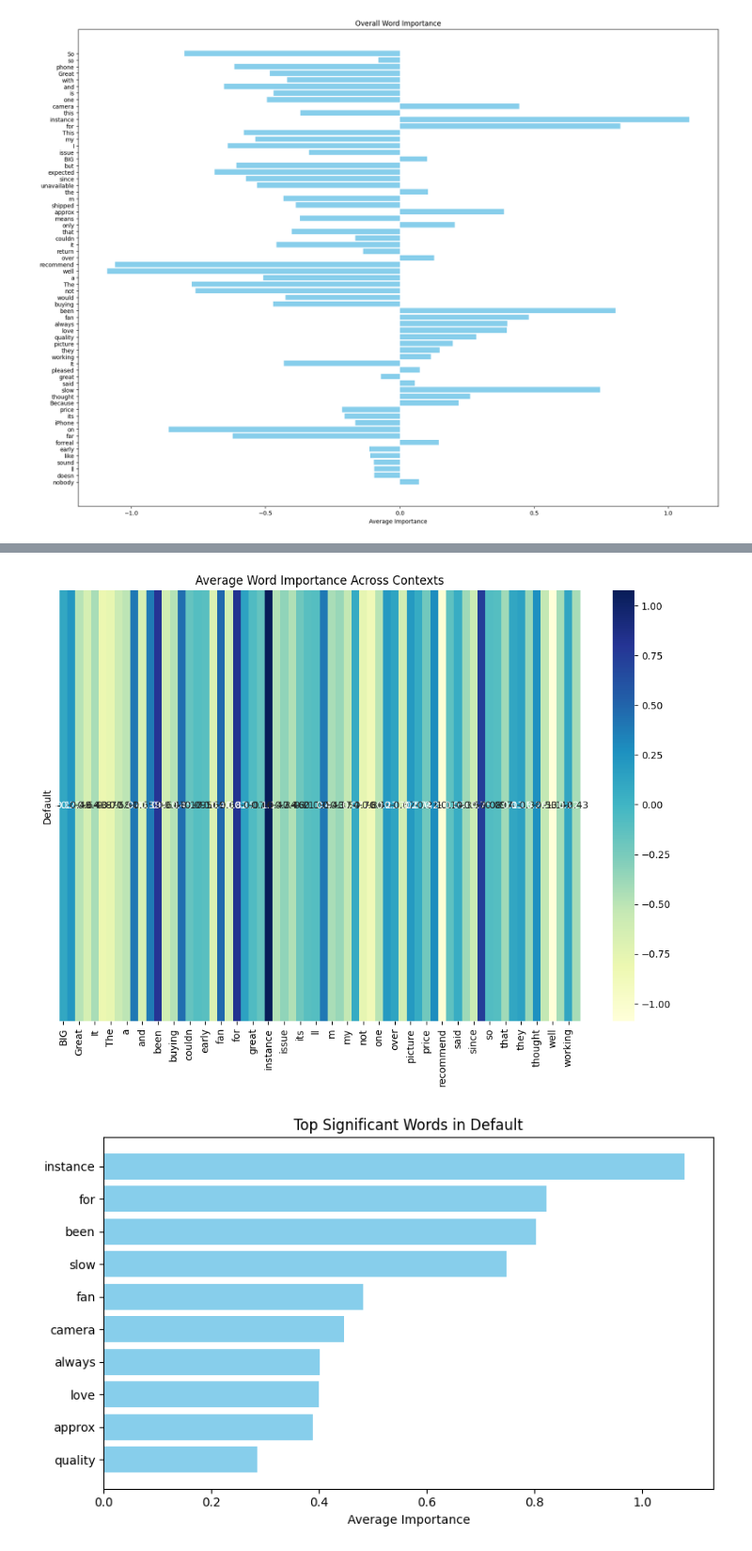
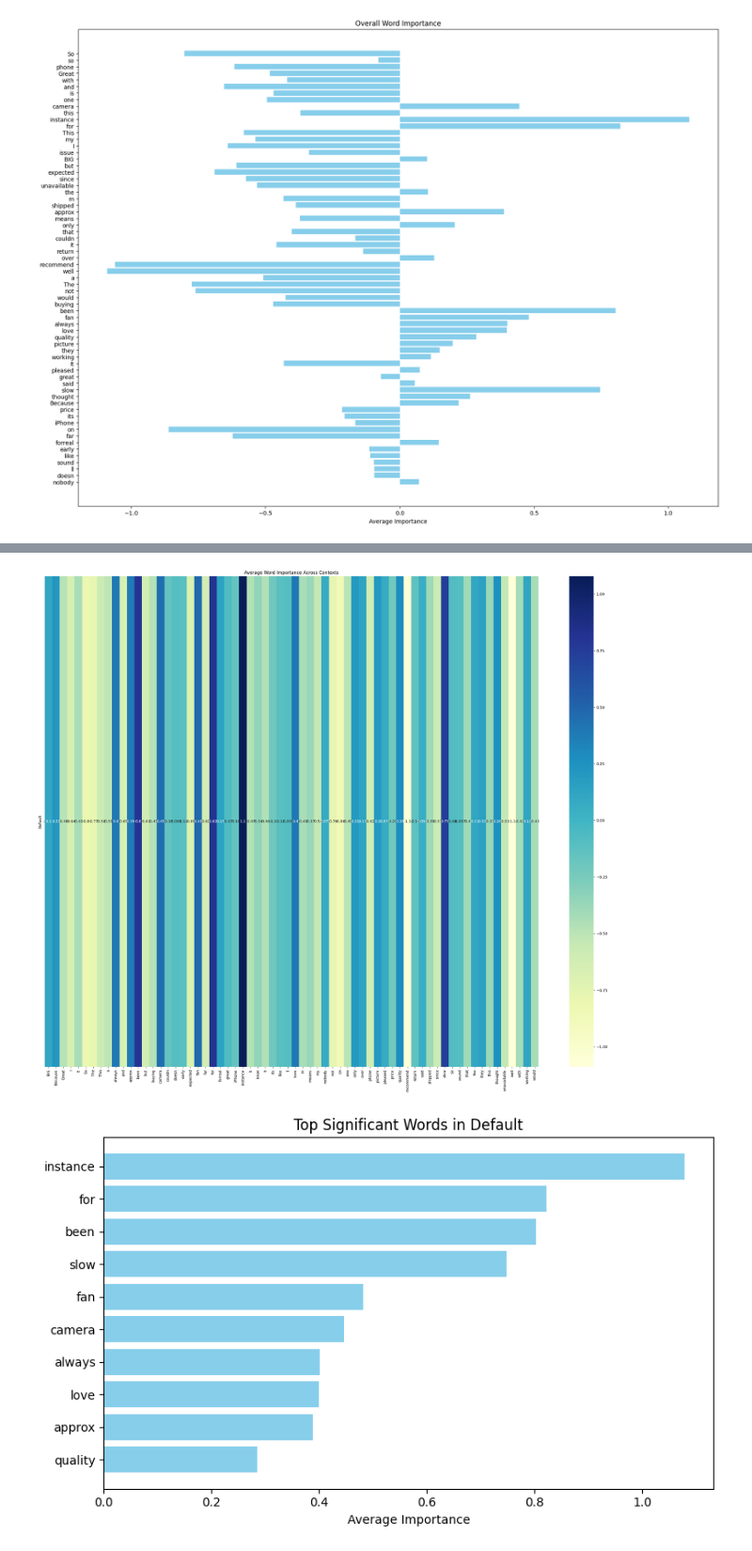
Before and after one commit to chiruvishal/MajorProject, a Jupyter notebook: explainable.ipynb, the cells around one changed output, grey strips where cells are left out. Shown at 94% size. Cells and saved outputs as stored; diff of their text form; code cells hidden in the pictures.

```diff
--- a/explainable.ipynb
+++ b/explainable.ipynb
@@ -300,7 +300,7 @@ plt.show()
 import seaborn as sns
 
 word_importance_df = pd.DataFrame(average_word_importance_per_context)
-plt.figure(figsize=(12, 8))
+plt.figure(figsize=(30, 24))
 sns.heatmap(word_importance_df.T, cmap='YlGnBu', annot=True)
 plt.title('Average Word Importance Across Contexts')
 plt.show()
@@ -325,4 +323,4 @@ Successfully installed seaborn-0.13.0
-[figure, old version]
+[figure, new version]
 # %%
 import json
 import matplotlib.pyplot as plt
```
Also changed, not shown: parts of 24 cells of this notebook, 10 other files.
